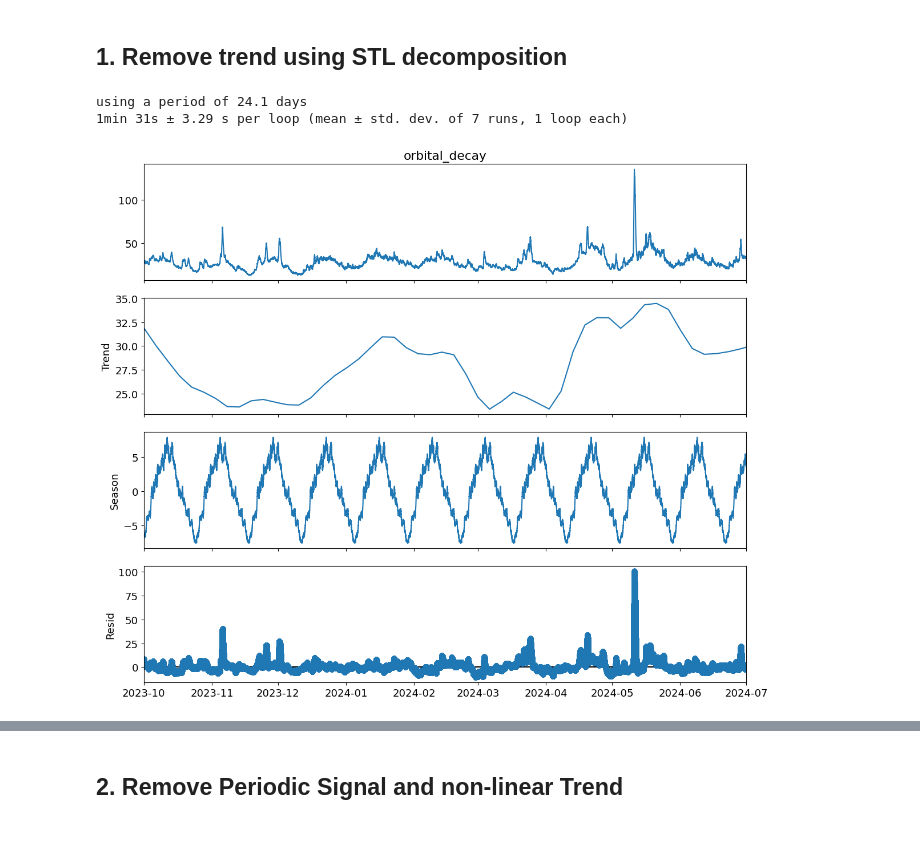
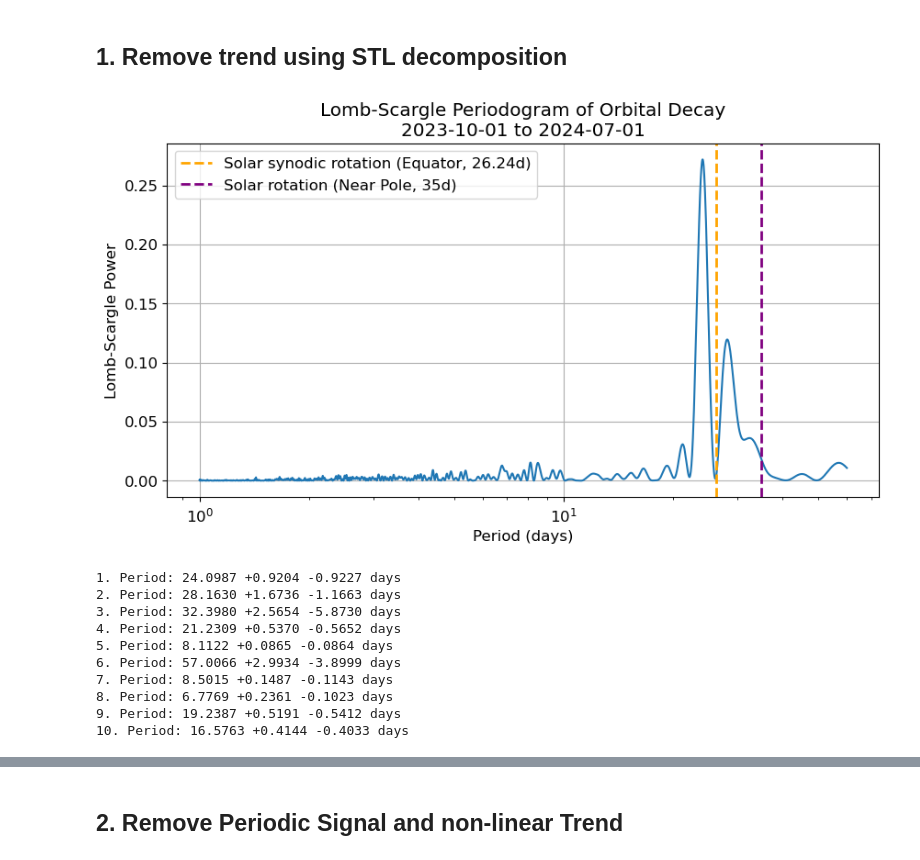
Before and after one commit to David-Student-Bern/MT, a Jupyter notebook: Analysis/Orbital_Decay/Trend_Removal/STL_S3.ipynb, the cells around one changed output, grey strips where cells are left out. Saved outputs shown, nothing was run; the diff lists cells and outputs as text; code cells hidden in the pictures.

```diff
--- a/Analysis/Orbital_Decay/Trend_Removal/STL_S3.ipynb
+++ b/Analysis/Orbital_Decay/Trend_Removal/STL_S3.ipynb
@@ -81,13 +81,20 @@ def stl_decomposition(y, day):
 # %%
 # Use time as index for y
 GFOC_subset = GFOC_data[(GFOC_data['time'] >= start_date) & (GFOC_data['time'] <= end_date)].copy()
-y = GFOC_subset[['time', 'orbital_decay']].copy()
-y['time'] = pd.to_datetime(y['time'], format='%Y-%m-%d %H:%M:%S')
-y.set_index('time', inplace=True)
-# y.describe()
-
-res_1 = stl_decomposition(y, 24.1)
+plot_lombscargle_periodogram(GFOC_subset, start_date, end_date,
+    min_period=1.0,   # days
+    max_period=60,  # days
+    show=False
+)
 # %% [output]
+[figure, new version]
-using a period of 24.1 days
-1min 31s ± 3.29 s per loop (mean ± std. dev. of 7 runs, 1 loop each)
+1. Period: 24.0987 +0.9204 -0.9227 days
+2. Period: 28.1630 +1.6736 -1.1663 days
+3. Period: 32.3980 +2.5654 -5.8730 days
+4. Period: 21.2309 +0.5370 -0.5652 days
+5. Period: 8.1122 +0.0865 -0.0864 days
+6. Period: 57.0066 +2.9934 -3.8999 days
+7. Period: 8.5015 +0.1487 -0.1143 days
+8. Period: 6.7769 +0.2361 -0.1023 days
+9. Period: 19.2387 +0.5191 -0.5412 days
+10. Period: 16.5763 +0.4144 -0.4033 days
-[figure, old version]
```
Also changed, not shown: parts of 7 cells of this notebook, 8 other files.
